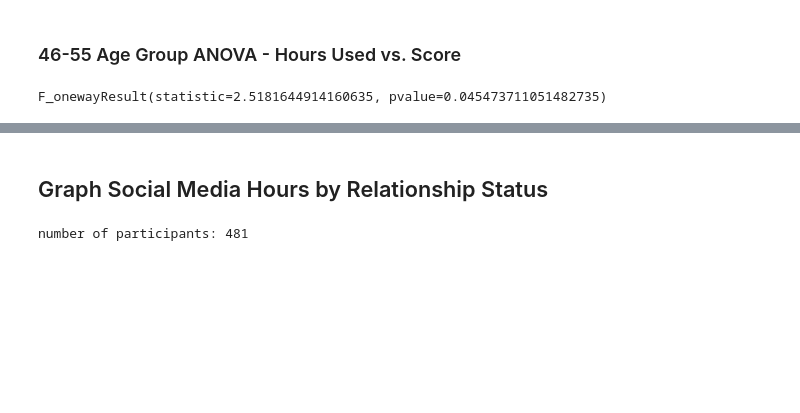
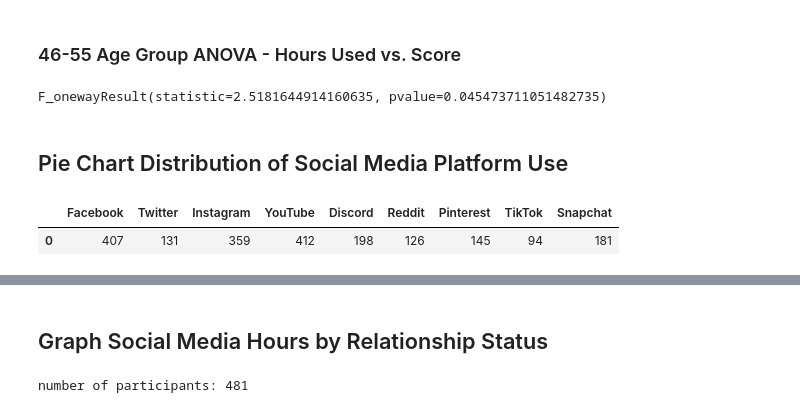
Before and after one commit to DominicT1995/EDA-Social-Media-Mental-Health, a Jupyter notebook: Project_Mental_Health/mental_health_project_final.ipynb, the cells around one changed output, grey strips where cells are left out. Saved outputs shown, nothing was run; the diff lists cells and outputs as text; code cells hidden in the pictures; blank space fills up the shorter version.

```diff
--- a/Project_Mental_Health/mental_health_project_final.ipynb
+++ b/Project_Mental_Health/mental_health_project_final.ipynb
@@ -585,3 +585,5 @@ g5_up = above40_df[above40_df["Hours per day"] == "5+"]["Total score"]
 stats.f_oneway(g0_1, g1_2, g2_3, g3_4, g4_5, g5_up)
 # %% [output]
 F_onewayResult(statistic=2.5181644914160635, pvalue=0.045473711051482735)
+# %% [markdown]
+## Pie Chart Distribution of Social Media Platform Use
@@ -587,0 +630,19 @@ F_onewayResult(statistic=2.5181644914160635, pvalue=0.045473711051482735)
+# %%
+# Find the different social media platform counts
+unique_platforms_df = pd.DataFrame({"Facebook": [fb_count],
+                                 "Twitter": [twt_count],
+                                 "Instagram": [insta_count],
+                                 "YouTube": [yt_count],
+                                 "Discord": [dis_count],
+                                 "Reddit": [red_count],
+                                 "Pinterest": [pint_count],
+                                 "TikTok": [tt_count],
+                                 "Snapchat": [snap_count]
+
+
+
+})
+unique_platforms_df
+# %% [output]
+|  | Facebook | Twitter | Instagram | YouTube | Discord | Reddit | Pinterest | TikTok | Snapchat |
+| 0 | 407 | 131 | 359 | 412 | 198 | 126 | 145 | 94 | 181 |
```
Also changed, not shown: parts of 6 cells of this notebook, 3 other files.
